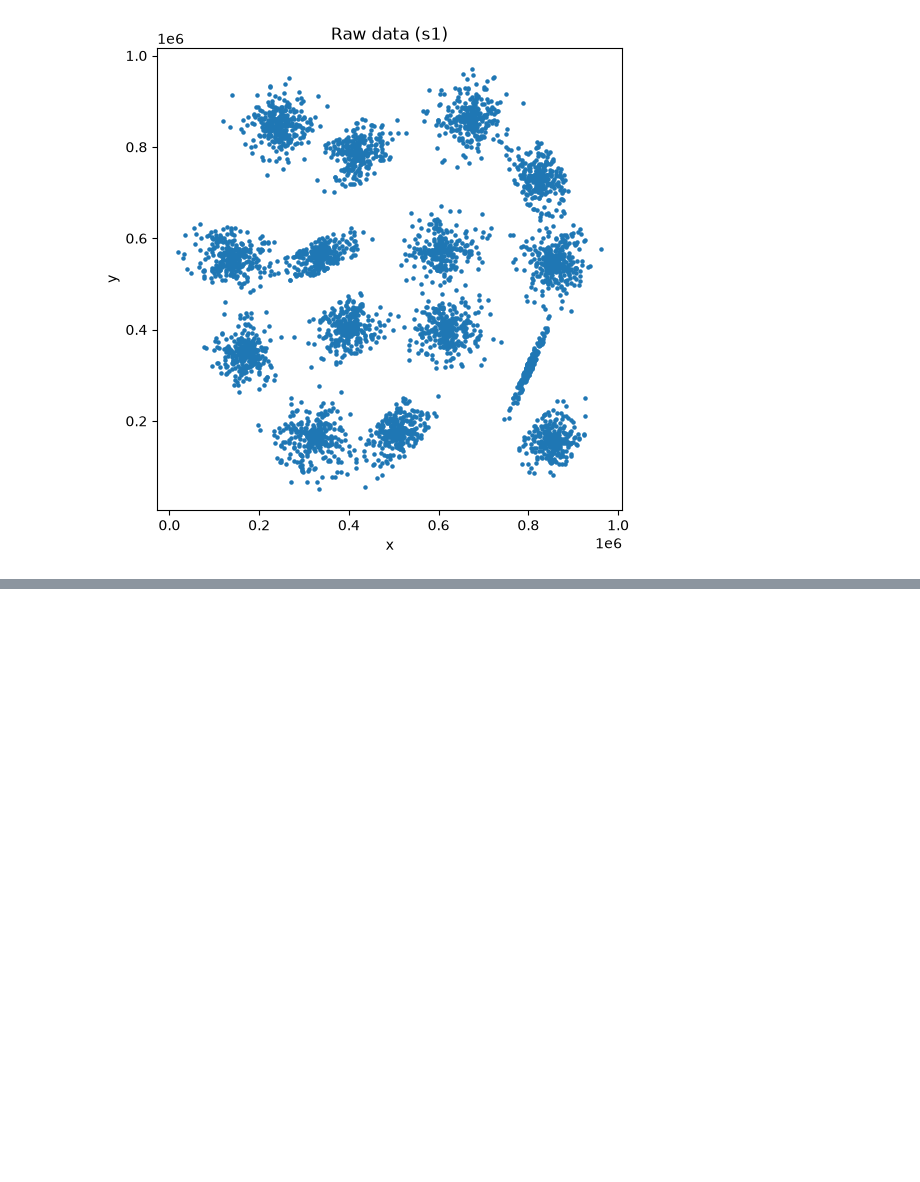
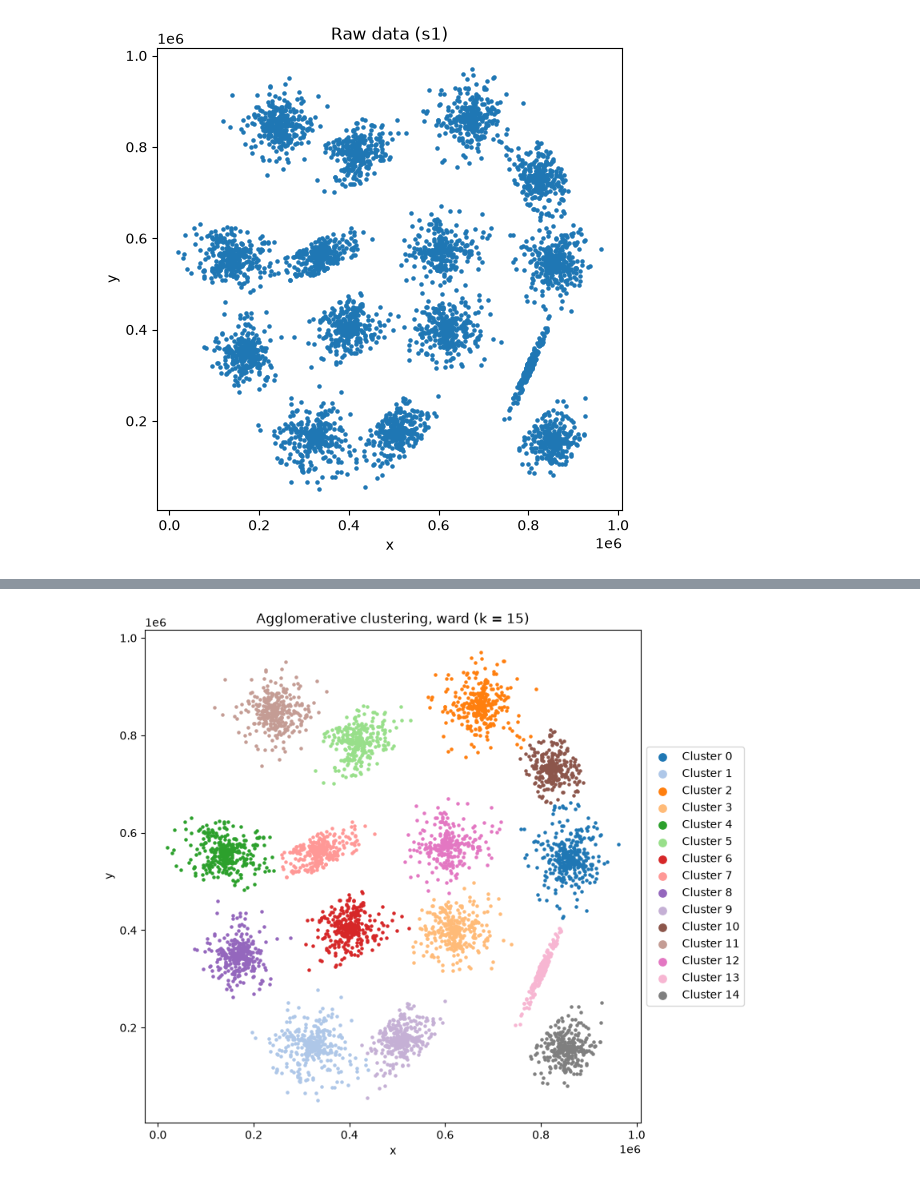
Before and after one commit to rdy2die/DS-ML-projects, a Jupyter notebook: lab3_python/clastering.ipynb, the cells around one changed output, grey strips where cells are left out. Cells and saved outputs as stored; diff of their text form; code cells hidden in the pictures; blank space fills up the shorter version.

```diff
--- a/lab3_python/clastering.ipynb
+++ b/lab3_python/clastering.ipynb
@@ -30,0 +59,9 @@ labels = kmeans.fit_predict(data)
+# %%
+from sklearn.cluster import AgglomerativeClustering
+
+agglomerative = AgglomerativeClustering(n_clusters=N_CLUSTERS, linkage="ward") # самые ближние точки
+agglomerative_labels = agglomerative.fit_predict(data)
+
+plot_clusters(data, agglomerative_labels, "Agglomerative clustering, ward (k = 15)")
+# %% [output]
+[figure, added]
```
Also changed, not shown: parts of 5 cells of this notebook.
